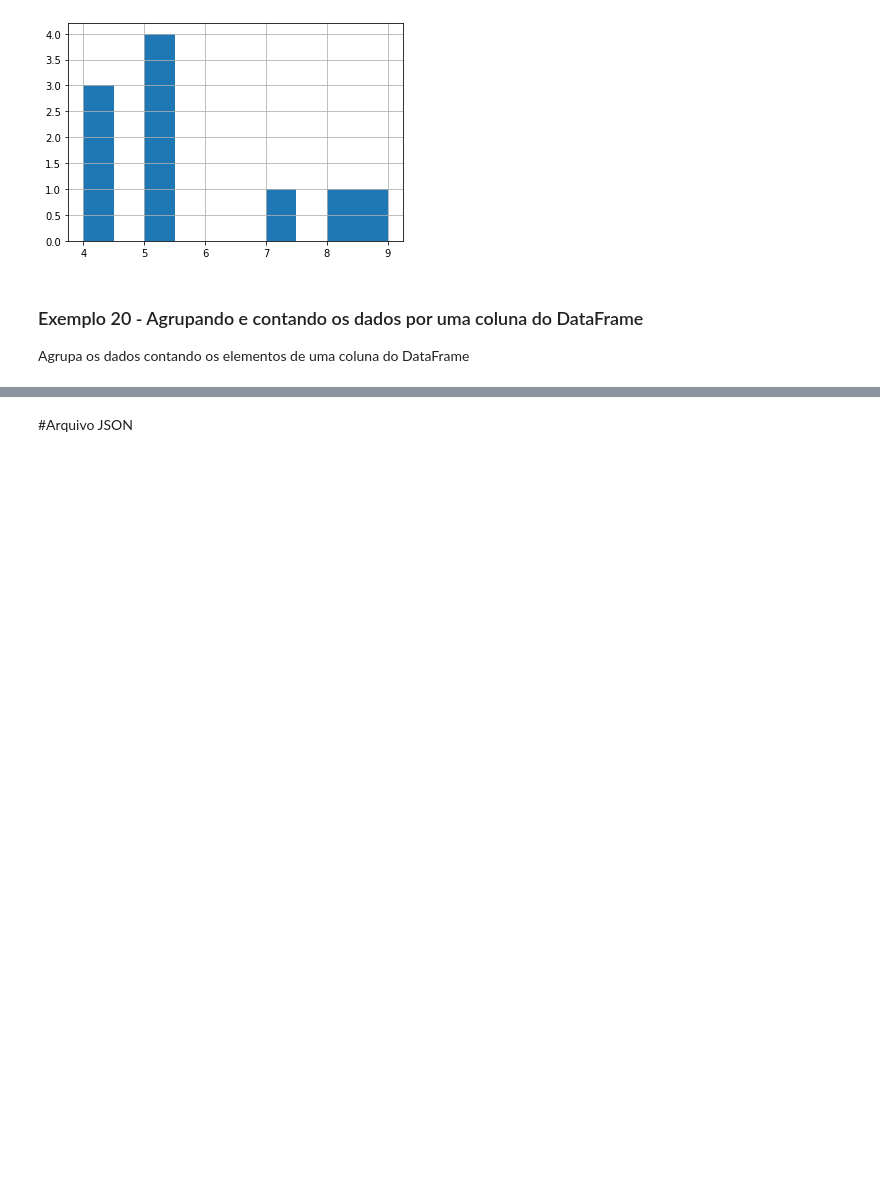
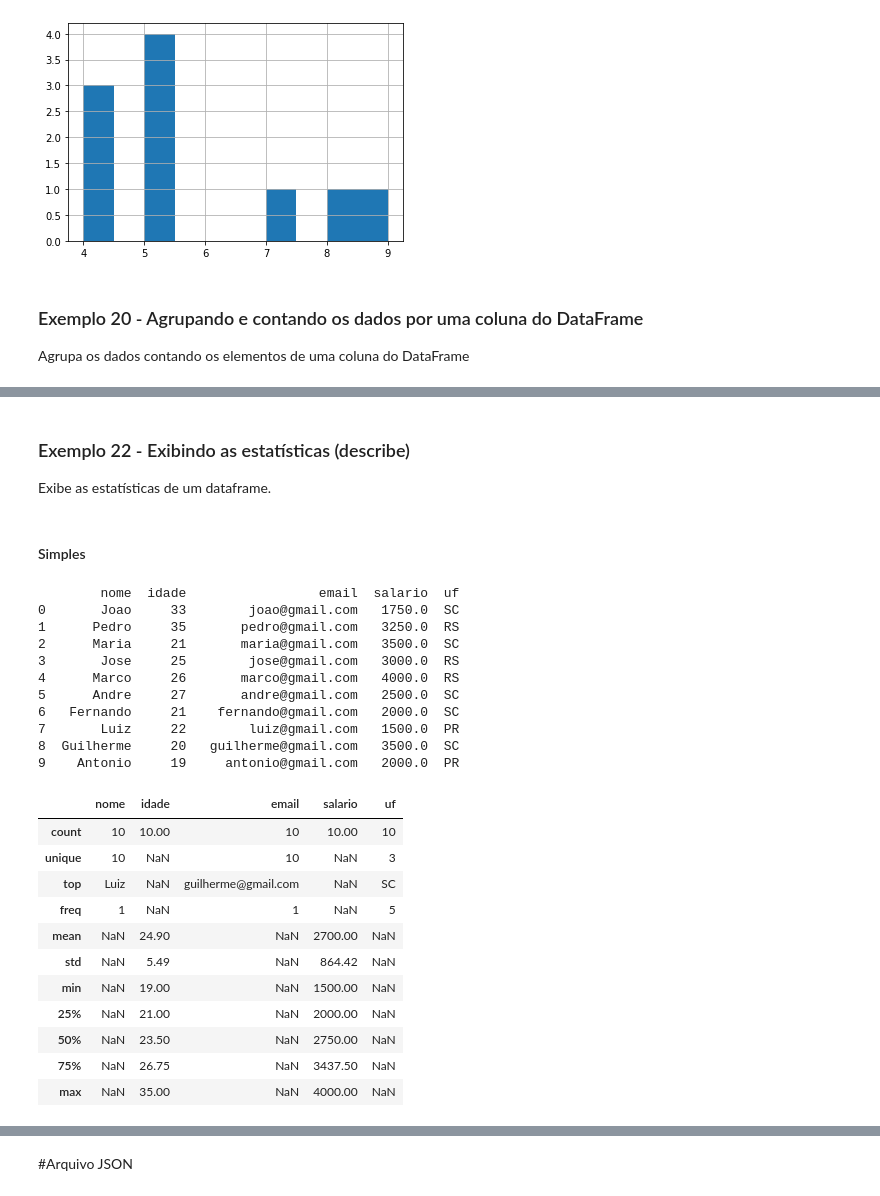
Before and after one commit to osmarbraz/exemplos_python, a Jupyter notebook: ExemplosPythonManipulacaoArquivo.ipynb, the cells around one changed output, grey strips where cells are left out. Drawn from its saved outputs; the diff is of its cells as text; code cells hidden in the pictures; blank space fills up the shorter version.

```diff
--- a/ExemplosPythonManipulacaoArquivo.ipynb
+++ b/ExemplosPythonManipulacaoArquivo.ipynb
@@ -1501,0 +1539,21 @@ df.groupby('idade').count()
+# %%
+# Biblioteca de processamento de dados, I/O em arquivo csv (ex. pd.read_csv)
+import pandas as pd
+
+# Caminho e nome do arquivo
+nomearquivo = '/content/dados.csv'
+
+#Mostra somente com duas casas decimais os números reais
+pd.set_option('precision', 2)
+
+# Abre o arquivo e retorna o DataFrame
+df = pd.read_csv(nomearquivo, encoding='UTF-8')
+
+# Mostra os dados
+print(df)
+
+# Cria a coluna com o percentual do salário em relação ao total
+df['percentual'] = (df['salario'] / df['salario'].sum()) * 100
+
+# Mostra os dados
+print(df)
@@ -1501,0 +1578,54 @@ df.groupby('idade').count()
+# %% [markdown]
+### Exemplo 22 - Exibindo as estatísticas (describe)
+
+Exibe as estatísticas de um dataframe.
+# %% [markdown]
+#### Simples
+# %%
+# Biblioteca de processamento de dados, I/O em arquivo csv (ex. pd.read_csv)
+import pandas as pd
+
+# Caminho e nome do arquivo
+nomearquivo = '/content/dados.csv'
+
+# Mostra somente com duas casas decimais os números reais
+pd.set_option('precision', 2)
+
+# Exibe todas as linhas
+pd.set_option('display.max_rows', None)
+
+# Exibe todas as linhas
+pd.set_option('display.max_columns', None)
+
+# Abre o arquivo e retorna o DataFrame
+df = pd.read_csv(nomearquivo, encoding='UTF-8')
+
+# Mostra os dados
+print(df)
+
+# Inclui todas as colunas
+df.describe(include='all')
+# %% [output]
+        nome  idade                 email  salario  uf
+0       Joao     33        joao@gmail.com   1750.0  SC
+1      Pedro     35       pedro@gmail.com   3250.0  RS
+2      Maria     21       maria@gmail.com   3500.0  SC
+3       Jose     25        jose@gmail.com   3000.0  RS
+4      Marco     26       marco@gmail.com   4000.0  RS
+5      Andre     27       andre@gmail.com   2500.0  SC
+6   Fernando     21    fernando@gmail.com   2000.0  SC
+7       Luiz     22        luiz@gmail.com   1500.0  PR
+8  Guilherme     20   guilherme@gmail.com   3500.0  SC
+9    Antonio     19     antonio@gmail.com   2000.0  PR
+|  | nome | idade | email | salario | uf |
+| count | 10 | 10.00 | 10 | 10.00 | 10 |
+| unique | 10 | NaN | 10 | NaN | 3 |
+| top | Luiz | NaN | guilherme@gmail.com | NaN | SC |
+| freq | 1 | NaN | 1 | NaN | 5 |
+| mean | NaN | 24.90 | NaN | 2700.00 | NaN |
+| std | NaN | 5.49 | NaN | 864.42 | NaN |
+| min | NaN | 19.00 | NaN | 1500.00 | NaN |
+| 25% | NaN | 21.00 | NaN | 2000.00 | NaN |
+| 50% | NaN | 23.50 | NaN | 2750.00 | NaN |
+| 75% | NaN | 26.75 | NaN | 3437.50 | NaN |
+| max | NaN | 35.00 | NaN | 4000.00 | NaN |
```
Also changed, not shown: parts of 47 cells of this notebook.
